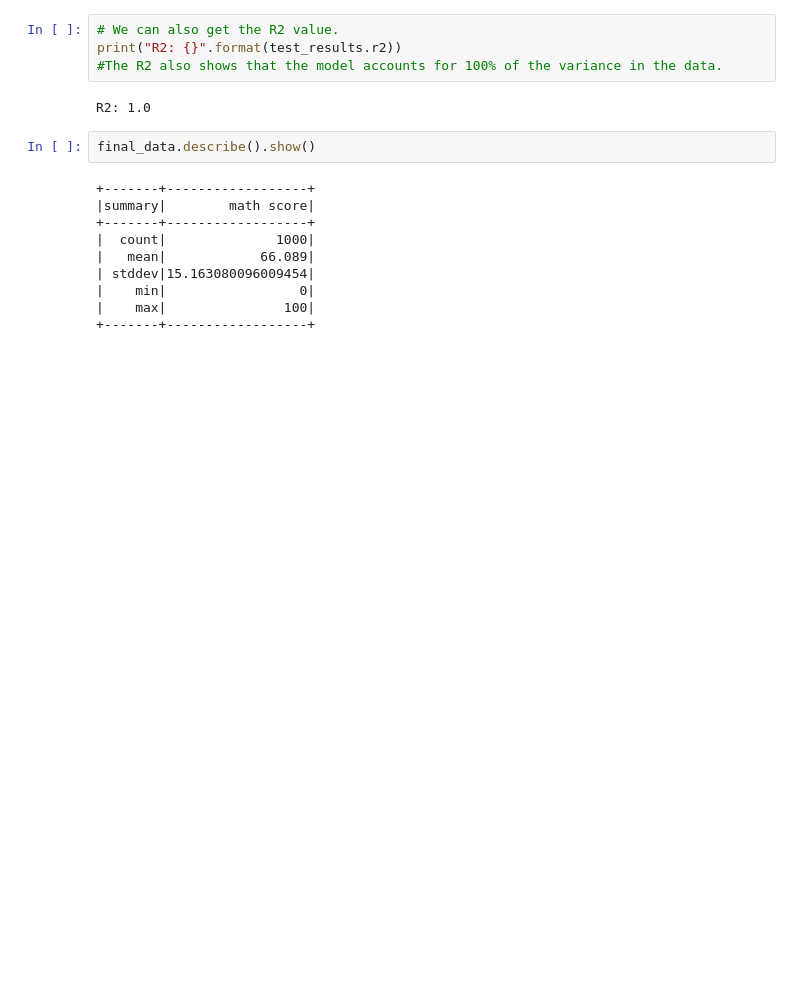
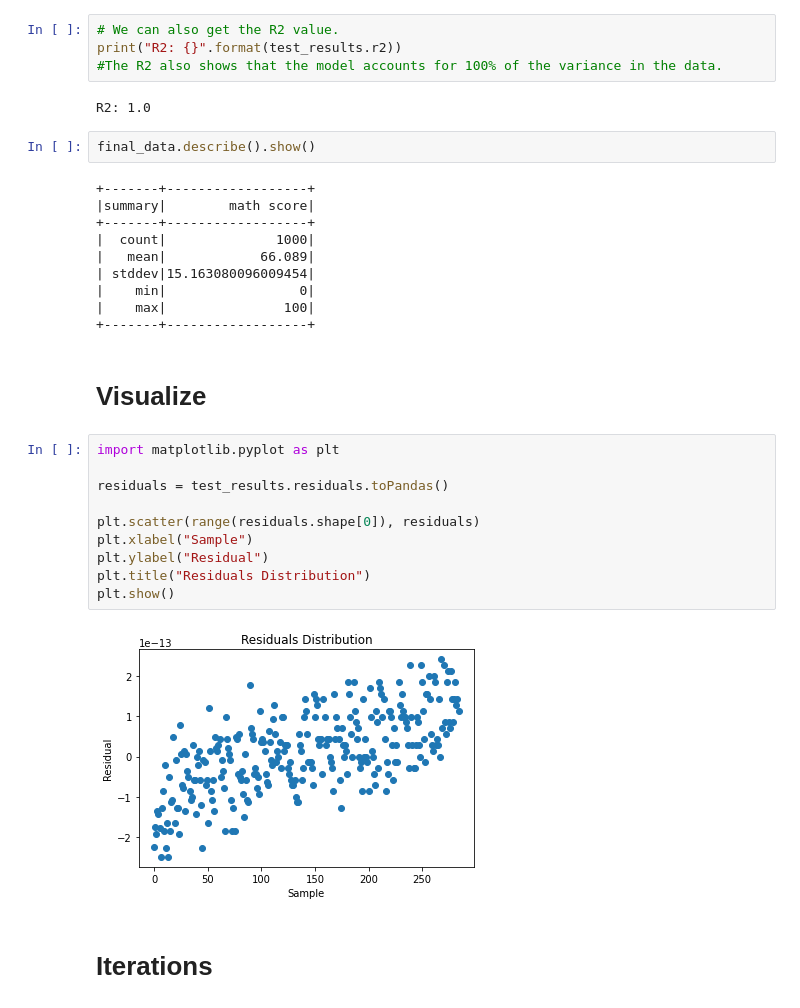
Before and after one commit to cantonhans/iteration4, a Jupyter notebook: basics.ipynb, the cells around one changed output. Cells and saved outputs as stored; diff of their text form; blank space fills up the shorter version.

```diff
--- a/basics.ipynb
+++ b/basics.ipynb
@@ -801,3 +918,19 @@ final_data.describe().show()
 |    min|                 0|
 |    max|               100|
 +-------+------------------+
+# %% [markdown]
+# Visualize
+# %%
+import matplotlib.pyplot as plt
+
+residuals = test_results.residuals.toPandas()
+
+plt.scatter(range(residuals.shape[0]), residuals)
+plt.xlabel("Sample")
+plt.ylabel("Residual")
+plt.title("Residuals Distribution")
+plt.show()
+# %% [output]
+[figure, added]
+# %% [markdown]
+# Iterations
```
Also changed, not shown: parts of 19 cells of this notebook, 1 other file.
